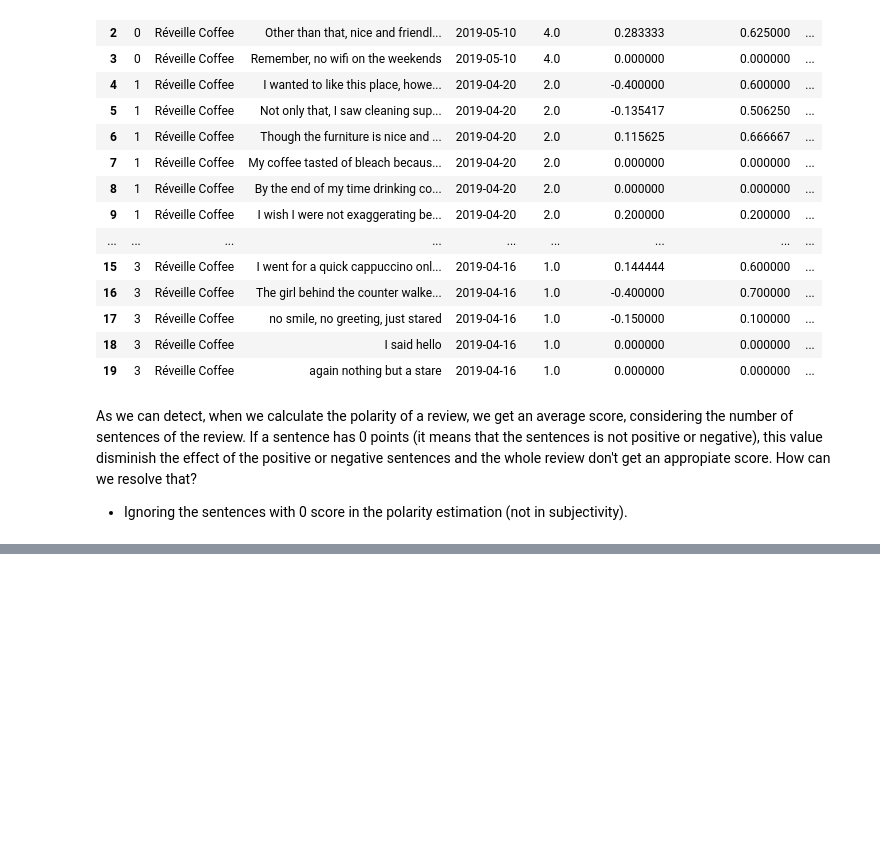
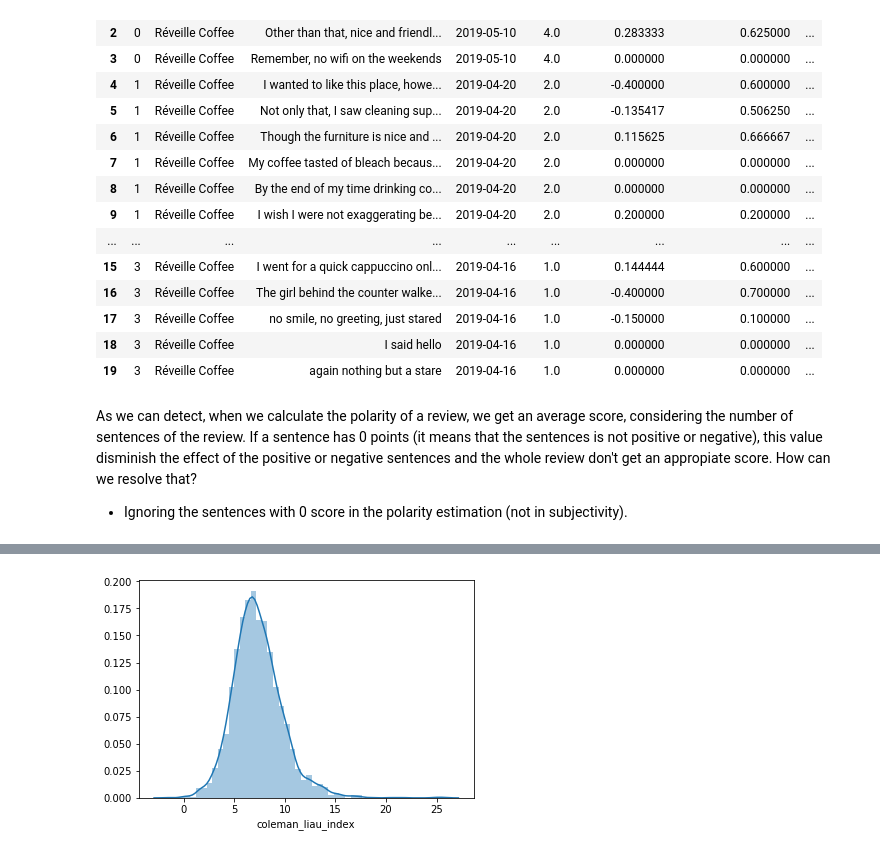
Before and after one commit to Daesparz/Capstone1, a Jupyter notebook: Data_Analysis/Extension_Exploratory_Data_Analysis.ipynb, the cells around one changed output, grey strips where cells are left out. Cells and saved outputs as stored; diff of their text form; code cells hidden in the pictures; blank space fills up the shorter version.

```diff
--- a/Data_Analysis/Extension_Exploratory_Data_Analysis.ipynb
+++ b/Data_Analysis/Extension_Exploratory_Data_Analysis.ipynb
@@ -423,0 +555,6 @@ Dale-Chall actually compares text to a known repository of words to understand i
+# %%
+import seaborn as sns, numpy as np
+
+_ = sns.distplot(df_Reviews['coleman_liau_index'])
+# %% [output]
+[figure, added]
```
Also changed, not shown: parts of 26 cells of this notebook.
